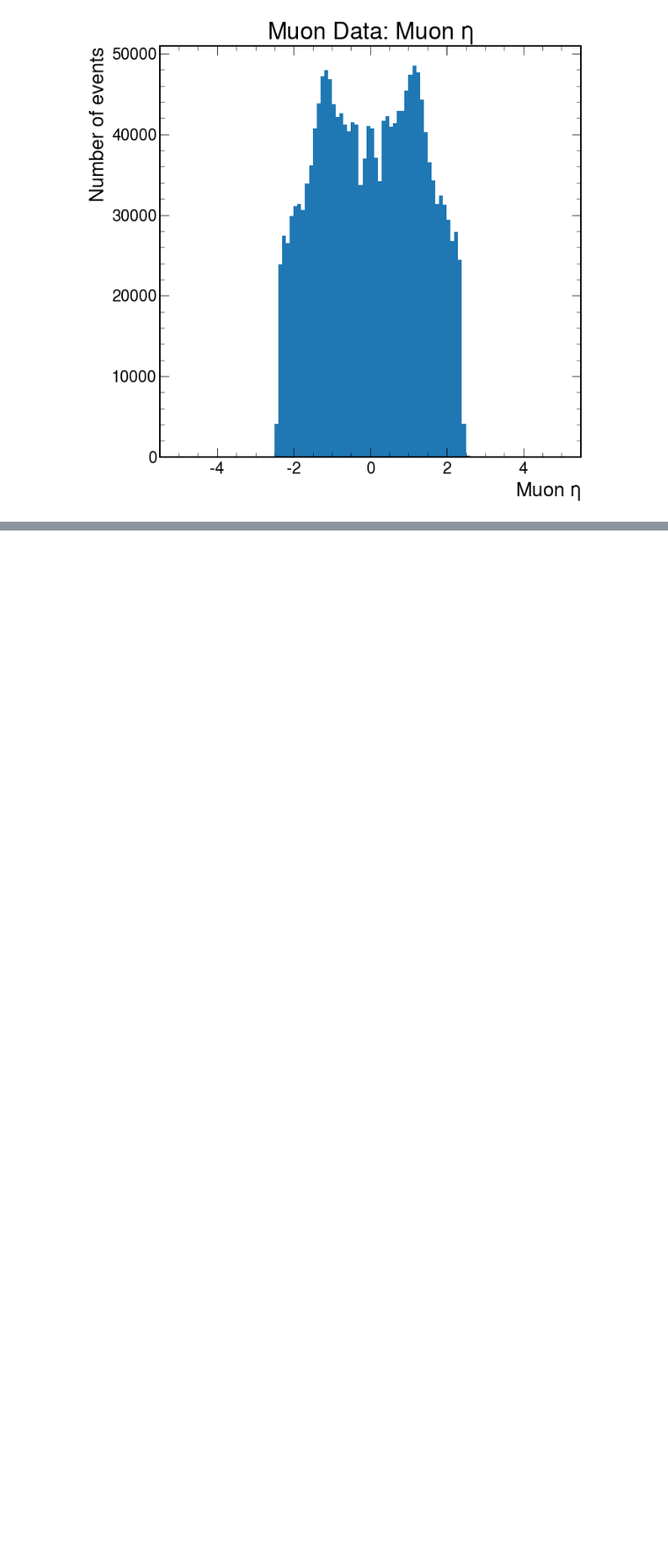
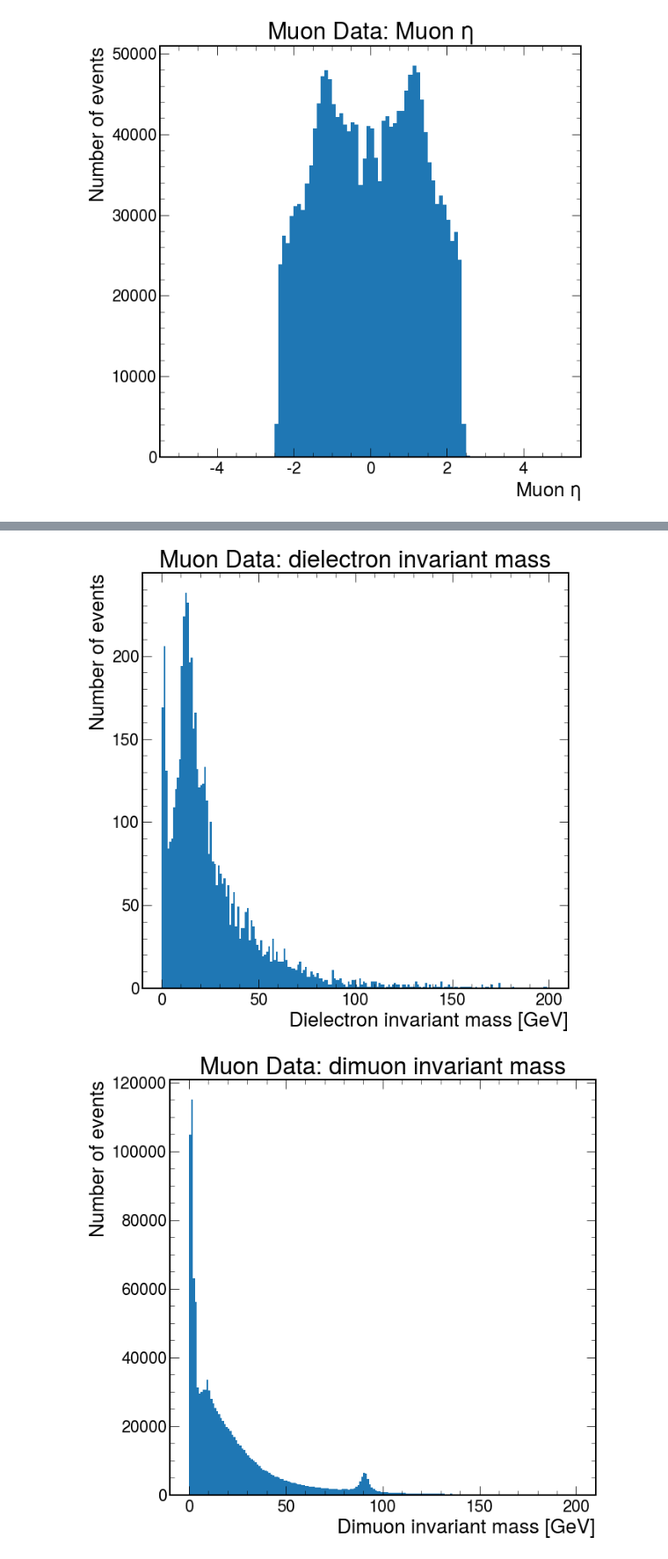
Before and after one commit to ku-cms/LeptonStudies, a Jupyter notebook: notebooks/electron_tnp_Jpsi_mass.ipynb, the cells around one changed output, grey strips where cells are left out. Shown at 88% size. Cells and saved outputs as stored; diff of their text form; code cells hidden in the pictures; blank space fills up the shorter version.

```diff
--- a/notebooks/electron_tnp_Jpsi_mass.ipynb
+++ b/notebooks/electron_tnp_Jpsi_mass.ipynb
@@ -186,0 +196,43 @@ ax.hist(ak.flatten(data_events.Muon.dz), bins=np.linspace(-0.20, 0.20, 41))
+# %%
+# dilepton mass plots
+
+# Full range
+mass_min = 0
+mass_max = 200
+mass_nbins = 200
+
+# Z mass peak
+# mass_min = 50
+# mass_max = 130
+# mass_nbins = 80
+
+# J/psi mass peak
+# mass_min = 3.0
+# mass_max = 3.5
+# mass_nbins = 100
+
+# Muon Data
+# electrons: dielectron mass
+fig, ax = plt.subplots()
+ax.set_title(r"Muon Data: dielectron invariant mass")
+ax.set_xlabel(r"Dielectron invariant mass [GeV]")
+ax.set_ylabel(r"Number of events")
+#event_cut = ak.all(data_events.Electron.r9 > 0.96, axis=1)
+event_cut = ak.all(abs(data_events.Electron.dz) > 0.5, axis=1)
+#ee = ak.combinations(data_events.Electron, 2, fields = ["e0", "e1"])
+ee = ak.combinations(data_events[event_cut].Electron, 2, fields=["e0", "e1"])
+mass = (ee.e0 + ee.e1).mass
+ax.hist(ak.flatten(mass), bins=np.linspace(mass_min, mass_max, mass_nbins + 1));
+
+# Muon Data
+# muons: dimuon mass
+fig, ax = plt.subplots()
+ax.set_title(r"Muon Data: dimuon invariant mass")
+ax.set_xlabel(r"Dimuon invariant mass [GeV]")
+ax.set_ylabel(r"Number of events")
+mm = ak.combinations(data_events.Muon, 2, fields = ["m0", "m1"])
+mass = (mm.m0 + mm.m1).mass
+ax.hist(ak.flatten(mass), bins=np.linspace(mass_min, mass_max, mass_nbins + 1));
+# %% [output]
+[figure, added]
+[figure, added]
```
Also changed, not shown: parts of 2 cells of this notebook, 1 other file.
